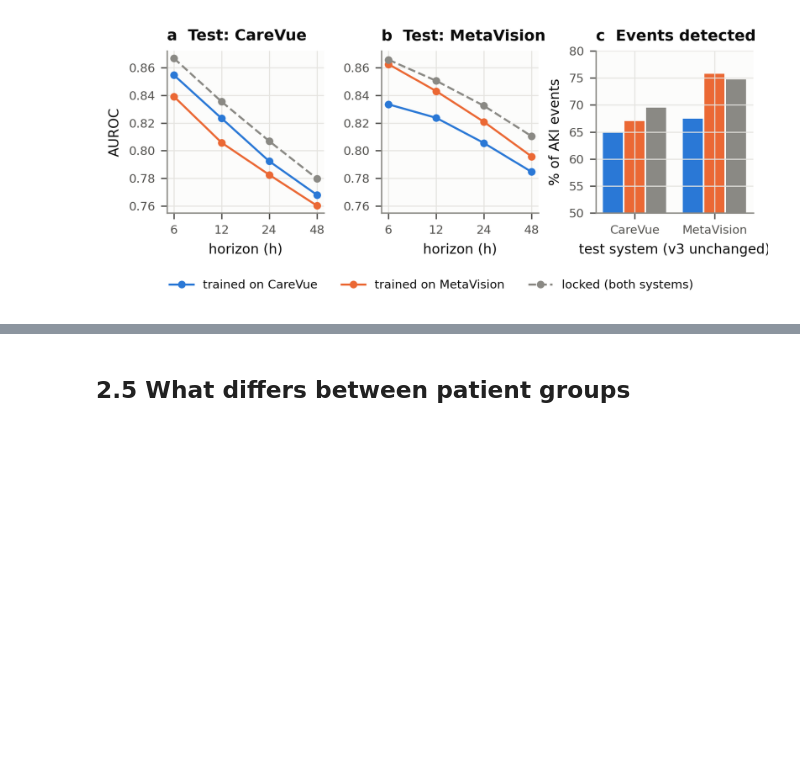
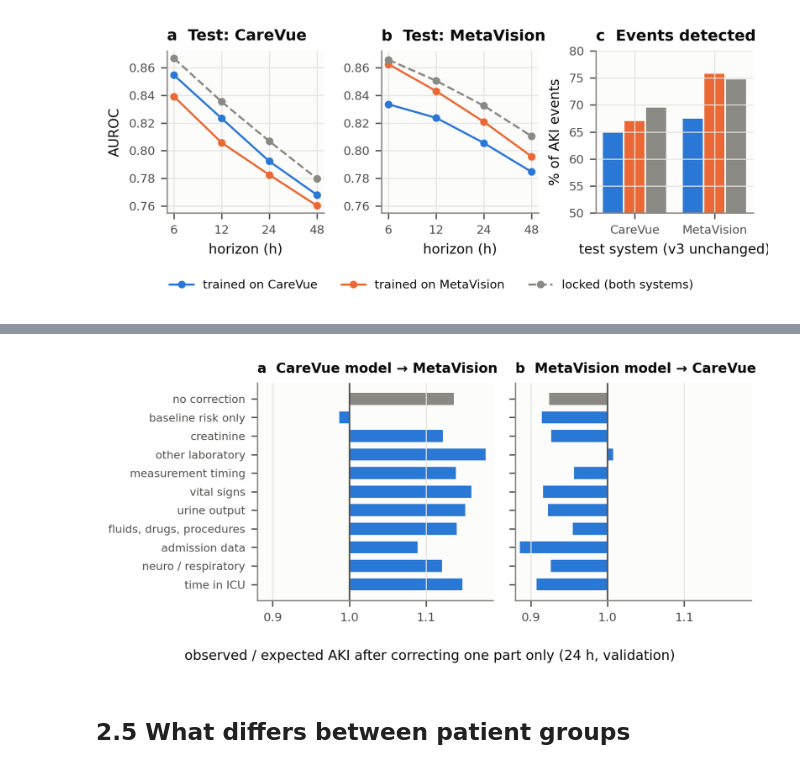
Before and after one commit to bdu-dgs/AIForHealth-AKIEarlyWarning-mirror, a Jupyter notebook: pipeline/08_results_alert_reliability.ipynb, the cells around one changed output, grey strips where cells are left out. Drawn from its saved outputs; the diff is of its cells as text; code cells hidden in the pictures; blank space fills up the shorter version.

```diff
--- a/pipeline/08_results_alert_reliability.ipynb
+++ b/pipeline/08_results_alert_reliability.ipynb
@@ -78,0 +82,5 @@ show("fig_system_shift")
+# %%
+o = pd.read_csv(R / "shift_drivers_v1" / "component_observed_over_expected.csv")
+display(o[o["role"].str.startswith("target")].pivot(index="correction", columns=["model", "horizon_h"], values="observed_over_expected").round(3))
+show("fig_shift_drivers")
+# %% [output]
@@ -79,3 +102,4 @@ show("fig_system_shift")
+[figure, added]
 # %% [markdown]
 ## 2.5 What differs between patient groups
 # %%
```
Also changed, not shown: parts of 2 cells of this notebook, 18 other files.
